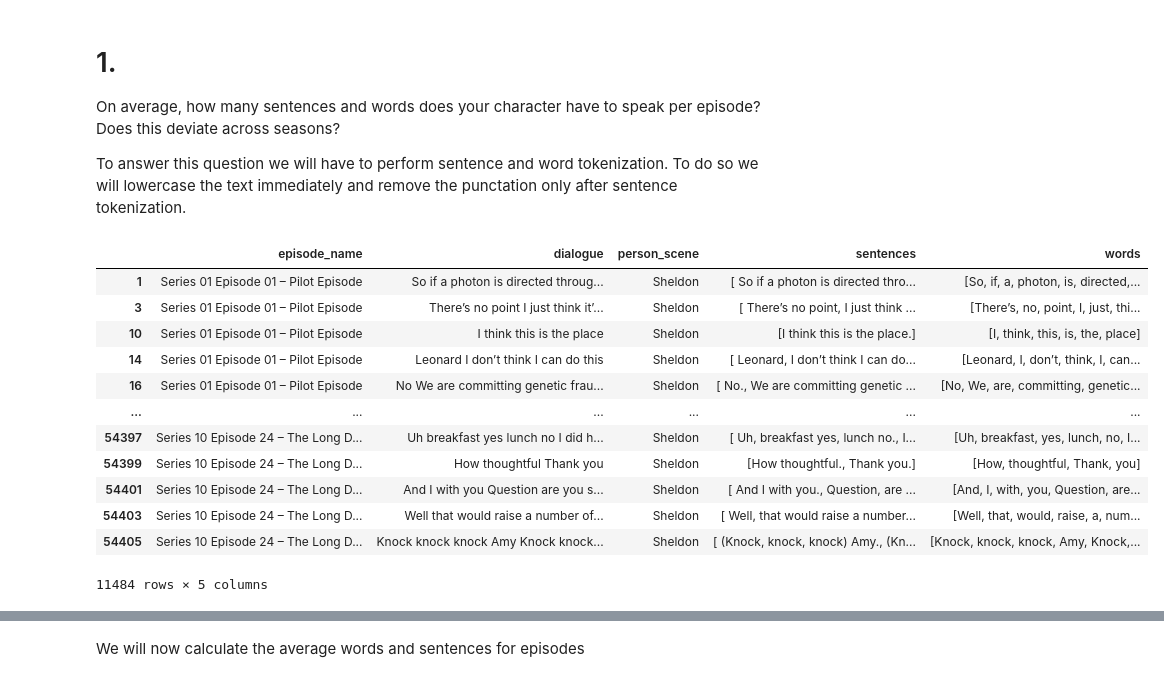
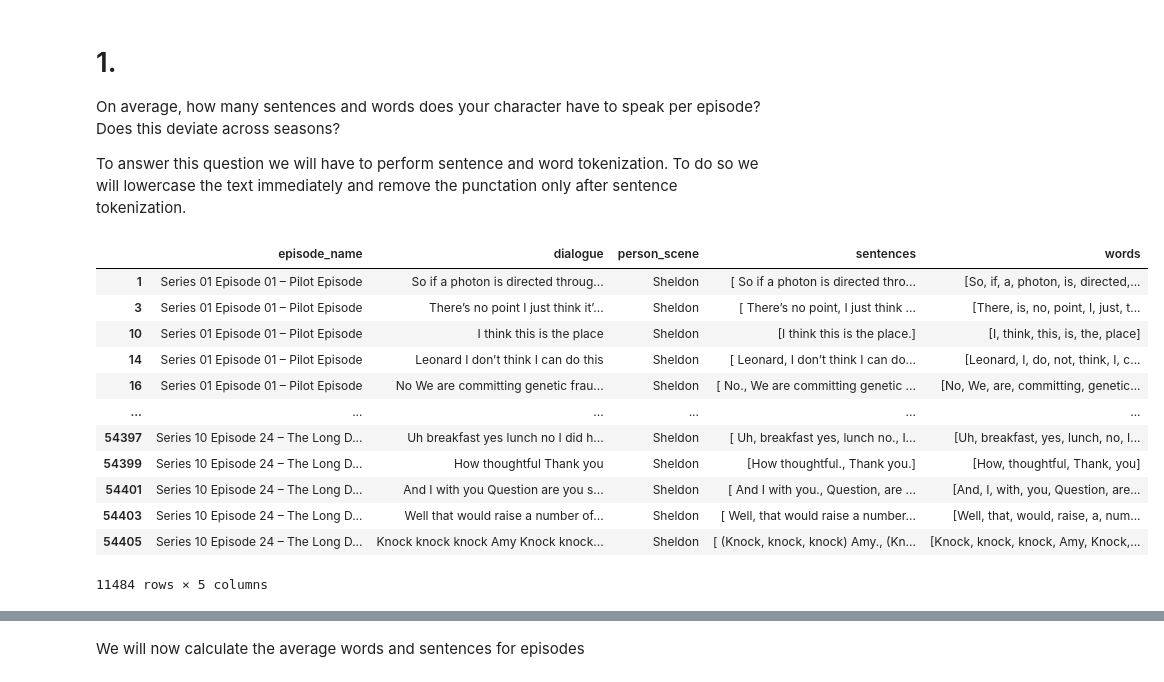
Before and after one commit to Federicosoldati/Text-Mining-Group-3-Project-1, a Jupyter notebook: Project1.ipynb, the cells around one changed output, grey strips where cells are left out. Saved outputs shown, nothing was run; the diff lists cells and outputs as text; code cells hidden in the pictures.

```diff
--- a/Project1.ipynb
+++ b/Project1.ipynb
@@ -31,35 +31,35 @@ To answer this question we will have to perform sentence and word tokenization.
 # %%
 # Get the default punctuation characters from the string module
 punctuation_pattern = f"[{re.escape(string.punctuation)}]"
 
 # Two lines have NA
 df_character['dialogue'].fillna('', inplace=True)
 
 # Lowercase the text
 # df_character['dialogue'] = df_character['dialogue'].str.lower()
 
 # Sentence Tokenization
 df_character["sentences"] = df_character['dialogue'].apply(sent_tokenize)
 
 # Remove punctuation using the default pattern
 df_character['dialogue'] = df_character['dialogue'].str.replace(punctuation_pattern, '', regex=True)
 
-# Split the text into words based on spaces
-df_character["words"] = df_character['dialogue'].str.split()
+# Word tokenization using the contractions library
+import contractions
+df_character['words'] = (df_character['dialogue'].apply(contractions.fix)).str.split()
 
 # Using split instead of word_tokenize to handle apostrophes:
-#  "there's" as single word, instead of 3 ("there" "'" "s")
-# df_character["words"] = df_character['dialogue'].apply(word_tokenize)
+#  "there's" as two words ("there" and "is"), instead of 3 ("there" "'" "s")
 
 
 # Display the DataFrame
 df_character
 # %% [output]
 |  | episode_name | dialogue | person_scene | sentences | words |
 | 1 | Series 01 Episode 01 – Pilot Episode | So if a photon is directed throug... | Sheldon | [ So if a photon is directed thro... | [So, if, a, photon, is, directed,... |
-| 3 | Series 01 Episode 01 – Pilot Episode | There’s no point I just think it’... | Sheldon | [ There’s no point, I just think ... | [There’s, no, point, I, just, thi... |
+| 3 | Series 01 Episode 01 – Pilot Episode | There’s no point I just think it’... | Sheldon | [ There’s no point, I just think ... | [There, is, no, point, I, just, t... |
 | 10 | Series 01 Episode 01 – Pilot Episode | I think this is the place | Sheldon | [I think this is the place.] | [I, think, this, is, the, place] |
-| 14 | Series 01 Episode 01 – Pilot Episode | Leonard I don’t think I can do this | Sheldon | [ Leonard, I don’t think I can do... | [Leonard, I, don’t, think, I, can... |
+| 14 | Series 01 Episode 01 – Pilot Episode | Leonard I don’t think I can do this | Sheldon | [ Leonard, I don’t think I can do... | [Leonard, I, do, not, think, I, c... |
 | 16 | Series 01 Episode 01 – Pilot Episode | No We are committing genetic frau... | Sheldon | [ No., We are committing genetic ... | [No, We, are, committing, genetic... |
 | ... | ... | ... | ... | ... | ... |
 | 54397 | Series 10 Episode 24 – The Long D... | Uh breakfast yes lunch no I did h... | Sheldon | [ Uh, breakfast yes, lunch no., I... | [Uh, breakfast, yes, lunch, no, I... |
```
Also changed, not shown: parts of 13 cells of this notebook.
